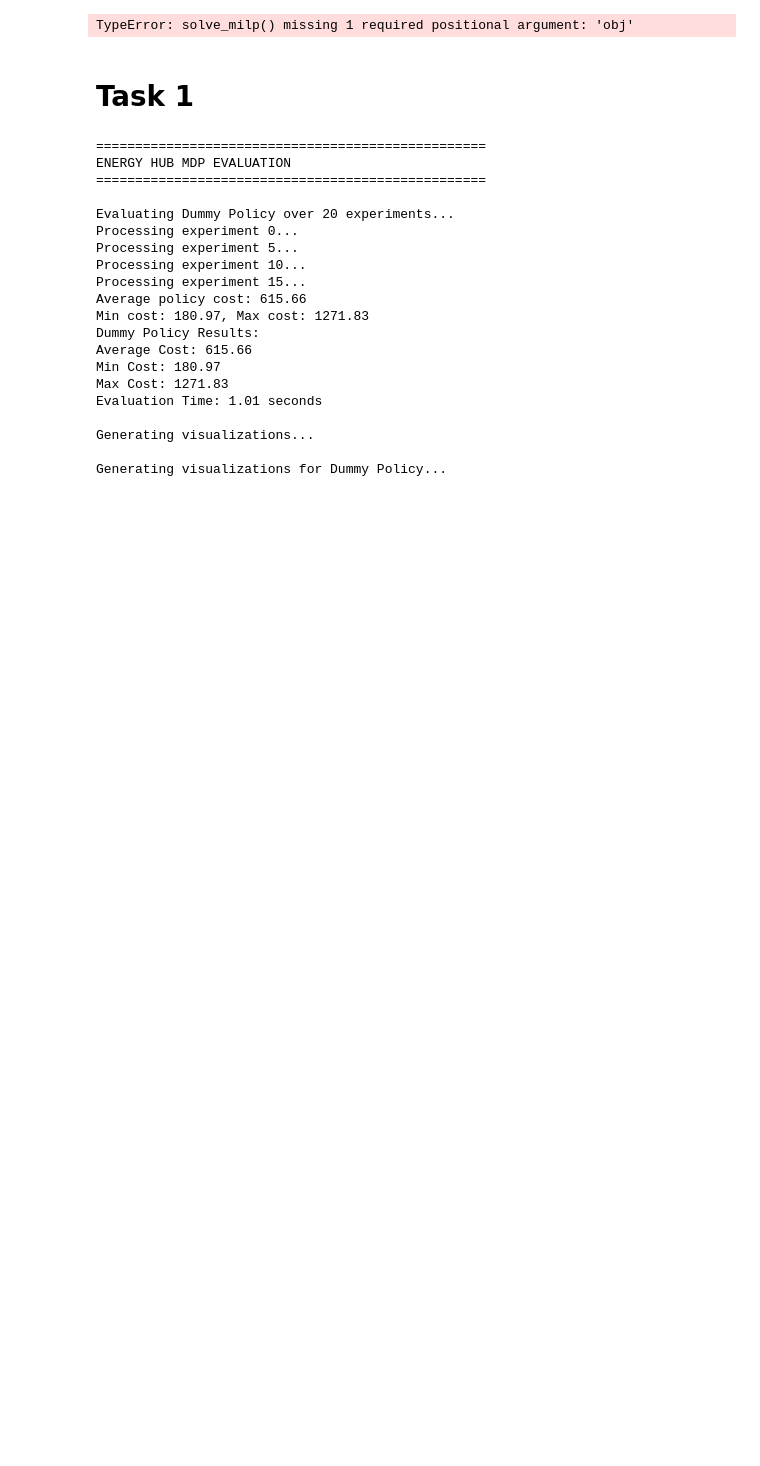
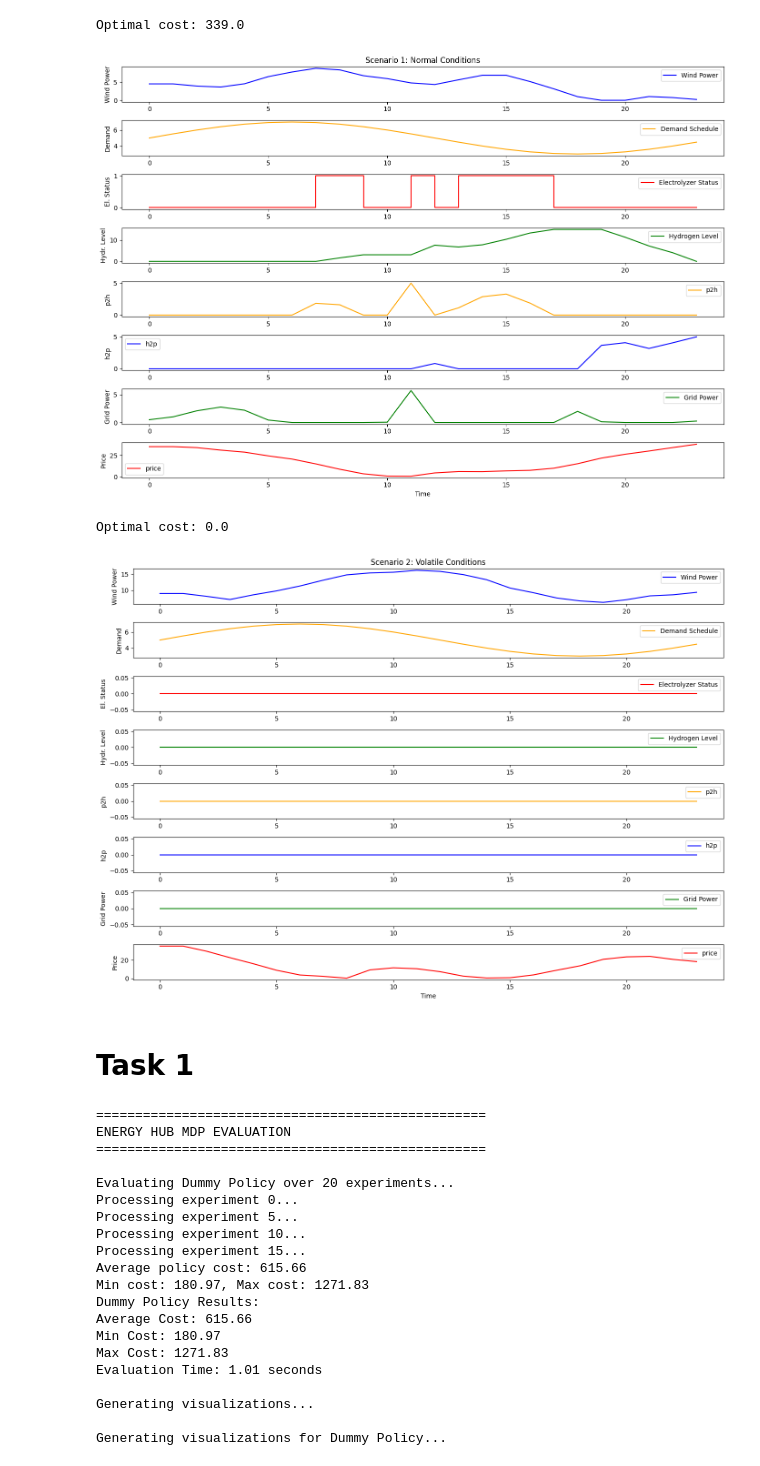
Before and after one commit to TrylleLeif/DMUU, a Jupyter notebook: master.ipynb, the cells around one changed output. Drawn from its saved outputs; the diff is of its cells as text; code cells hidden in the pictures; blank space fills up the shorter version.

```diff
--- a/master.ipynb
+++ b/master.ipynb
@@ -30,24 +20,29 @@ ImportError: cannot import name 'plot_results' from 'utils.visualization' (/User
 # %%
+from task_0.helper_functions import generate_trajectories, solve_milp
+
 def main() -> None:
     data = get_fixed_data()
 
     # First scenario - Normal conditions
     wind1, price1 = generate_trajectories(data)
-    results1 = solve_milp(wind1, price1, data)
+    results1 = solve_milp(wind1, price1, data, False)
     plot_results(wind1, price1, results1, data, "Scenario 1: Normal Conditions")
 
     # Second scenario - More volatile conditions?
     data_volatile = data.copy()
-    data_volatile['target_mean_wind'] = data_volatile['target_mean_wind']*200
-    data_volatile['price_reversion_strength'] = data_volatile['price_reversion_strength']*10
+    data_volatile['target_mean_wind'] = data_volatile['target_mean_wind']*2
+    data_volatile['price_reversion_strength'] = data_volatile['price_reversion_strength']*2
 
     wind2, price2 = generate_trajectories(data_volatile)
-    results2 = solve_milp(wind2, price2, data)
+    results2 = solve_milp(wind2, price2, data, False)
     plot_results(wind2, price2, results2, data, "Scenario 2: Volatile Conditions")
 random.seed(42)
 main()
 # %% [output]
-TypeError: solve_milp() missing 1 required positional argument: 'obj'
+Optimal cost: 339.0
+[figure, added]
+Optimal cost: 0.0
+[figure, added]
 # %% [markdown]
 # Task 1
 # %%
```
Also changed, not shown: parts of 5 cells of this notebook.
